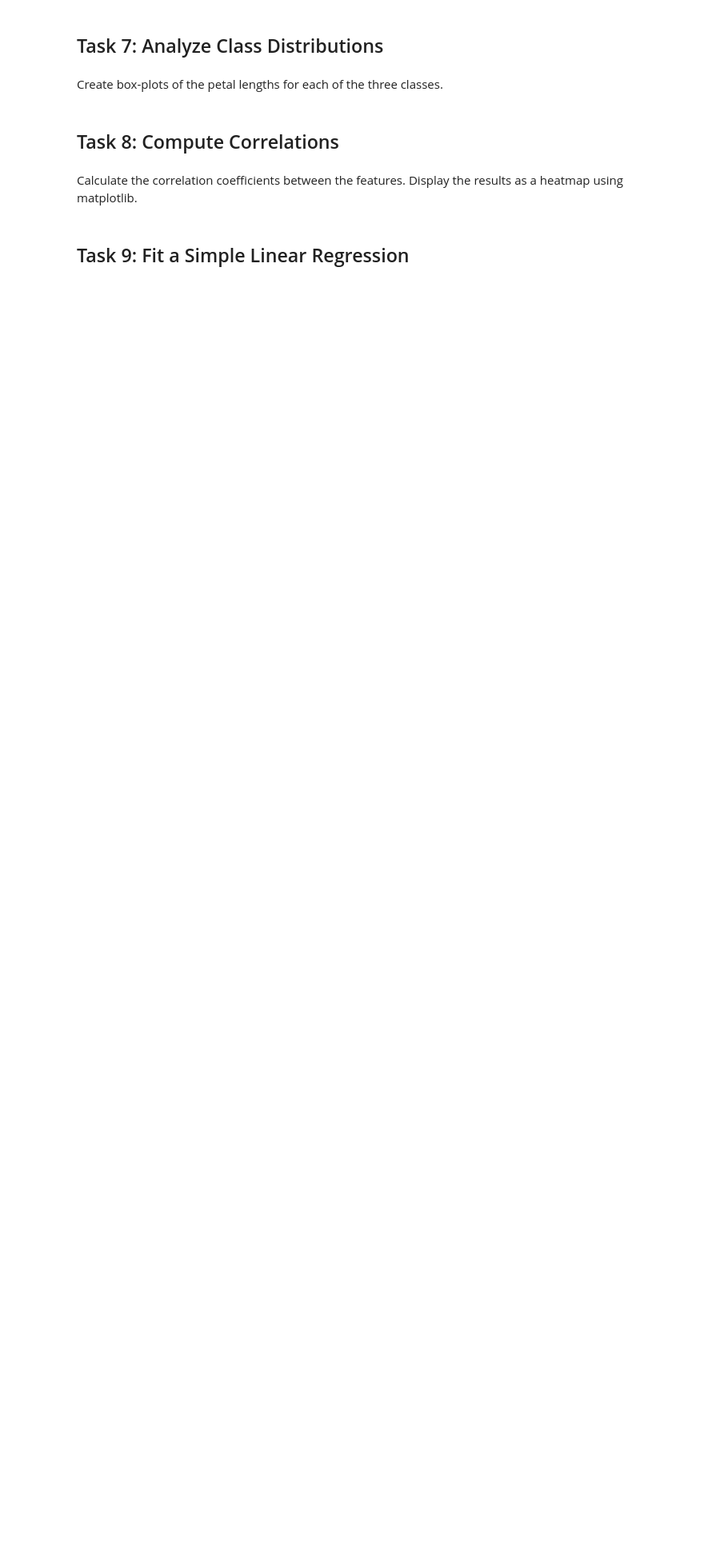
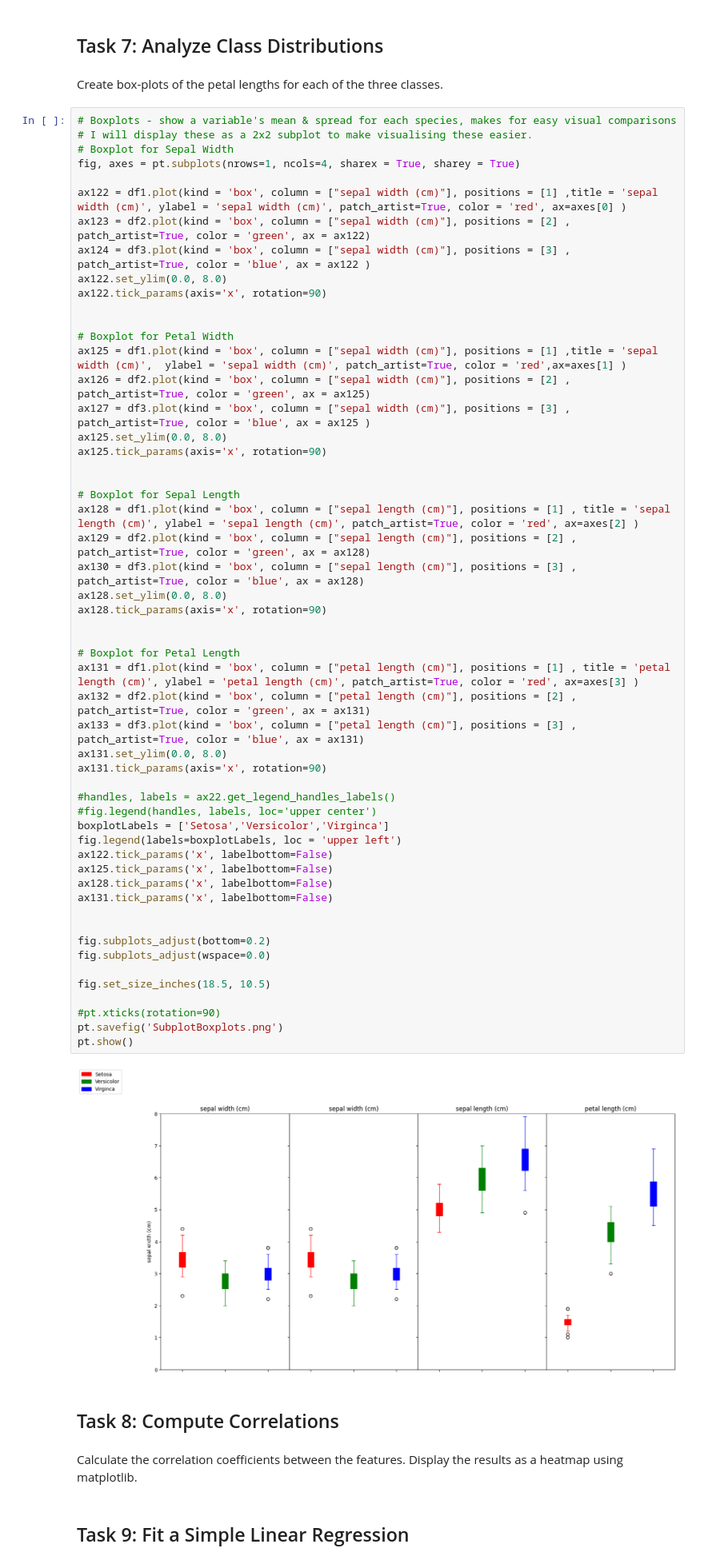
Before and after one commit to cathalred88/principles_of_data_analytics, a Jupyter notebook: tasks.ipynb, the cells around one changed output. Shown at 80% size. Cells and saved outputs as stored; diff of their text form; blank space fills up the shorter version.

```diff
--- a/tasks.ipynb
+++ b/tasks.ipynb
@@ -279,6 +246,62 @@ pt.show()
 ## Task 7: Analyze Class Distributions
 # %% [markdown]
 Create box-plots of the petal lengths for each of the three classes.
+# %%
+# Boxplots - show a variable's mean & spread for each species, makes for easy visual comparisons
+# I will display these as a 2x2 subplot to make visualising these easier.
+# Boxplot for Sepal Width
+fig, axes = pt.subplots(nrows=1, ncols=4, sharex = True, sharey = True)
+
+ax122 = df1.plot(kind = 'box', column = ["sepal width (cm)"], positions = [1] ,title = 'sepal width (cm)', ylabel = 'sepal width (cm)', patch_artist=True, color = 'red', ax=axes[0] )
+ax123 = df2.plot(kind = 'box', column = ["sepal width (cm)"], positions = [2] , patch_artist=True, color = 'green', ax = ax122)
+ax124 = df3.plot(kind = 'box', column = ["sepal width (cm)"], positions = [3] , patch_artist=True, color = 'blue', ax = ax122 )
+ax122.set_ylim(0.0, 8.0)
+ax122.tick_params(axis='x', rotation=90)
+
+
+# Boxplot for Petal Width
+ax125 = df1.plot(kind = 'box', column = ["sepal width (cm)"], positions = [1] ,title = 'sepal width (cm)',  ylabel = 'sepal width (cm)', patch_artist=True, color = 'red',ax=axes[1] )
+ax126 = df2.plot(kind = 'box', column = ["sepal width (cm)"], positions = [2] ,  patch_artist=True, color = 'green', ax = ax125)
+ax127 = df3.plot(kind = 'box', column = ["sepal width (cm)"], positions = [3] , patch_artist=True, color = 'blue', ax = ax125 )
+ax125.set_ylim(0.0, 8.0)
+ax125.tick_params(axis='x', rotation=90)
+
+
+# Boxplot for Sepal Length
+ax128 = df1.plot(kind = 'box', column = ["sepal length (cm)"], positions = [1] , title = 'sepal length (cm)', ylabel = 'sepal length (cm)', patch_artist=True, color = 'red', ax=axes[2] )
+ax129 = df2.plot(kind = 'box', column = ["sepal length (cm)"], positions = [2] , patch_artist=True, color = 'green', ax = ax128)
+ax130 = df3.plot(kind = 'box', column = ["sepal length (cm)"], positions = [3] , patch_artist=True, color = 'blue', ax = ax128)
+ax128.set_ylim(0.0, 8.0)
+ax128.tick_params(axis='x', rotation=90)
+
+
+# Boxplot for Petal Length
+ax131 = df1.plot(kind = 'box', column = ["petal length (cm)"], positions = [1] , title = 'petal length (cm)', ylabel = 'petal length (cm)', patch_artist=True, color = 'red', ax=axes[3] )
+ax132 = df2.plot(kind = 'box', column = ["petal length (cm)"], positions = [2] , patch_artist=True, color = 'green', ax = ax131)
+ax133 = df3.plot(kind = 'box', column = ["petal length (cm)"], positions = [3] , patch_artist=True, color = 'blue', ax = ax131)
+ax131.set_ylim(0.0, 8.0)
+ax131.tick_params(axis='x', rotation=90)
+
+#handles, labels = ax22.get_legend_handles_labels()
+#fig.legend(handles, labels, loc='upper center')
+boxplotLabels = ['Setosa','Versicolor','Virginca']
+fig.legend(labels=boxplotLabels, loc = 'upper left')
+ax122.tick_params('x', labelbottom=False)
+ax125.tick_params('x', labelbottom=False)
+ax128.tick_params('x', labelbottom=False)
+ax131.tick_params('x', labelbottom=False)
+
+
+fig.subplots_adjust(bottom=0.2)
+fig.subplots_adjust(wspace=0.0)
+
+fig.set_size_inches(18.5, 10.5)
+
+#pt.xticks(rotation=90)
+pt.savefig('SubplotBoxplots.png')
+pt.show()
+# %% [output]
+[figure, added]
 # %% [markdown]
 ## Task 8: Compute Correlations
 # %% [markdown]
```
Also changed, not shown: parts of 3 cells of this notebook, 4 other files.
